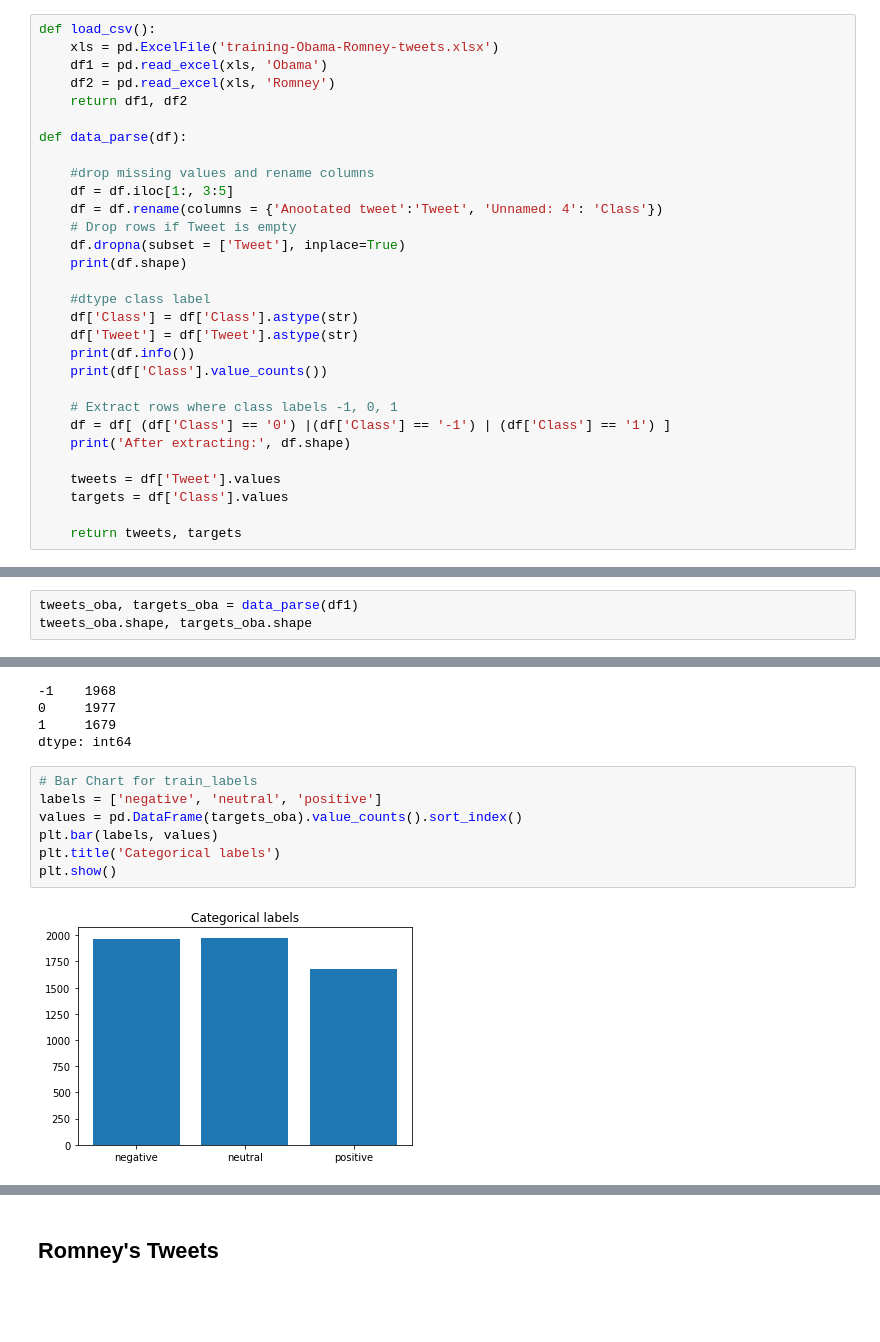
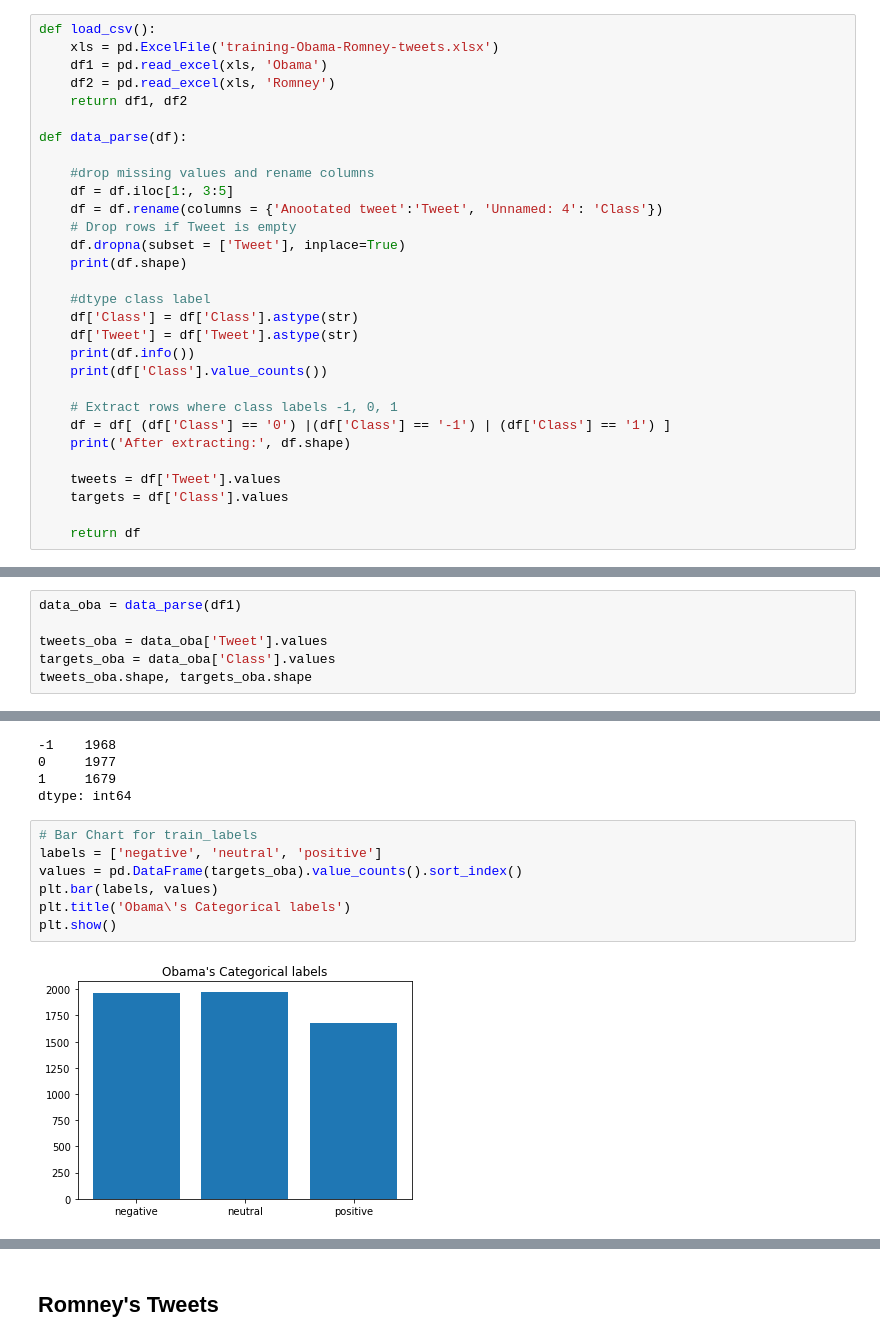
Before and after one commit to chiehhsi/Tweets_Sentiment_Analysis, a Jupyter notebook: Tweets_sentiment_analysis.ipynb, the cells around one changed output, grey strips where cells are left out. Drawn from its saved outputs; the diff is of its cells as text; blank space fills up the shorter version.

```diff
--- a/Tweets_sentiment_analysis.ipynb
+++ b/Tweets_sentiment_analysis.ipynb
@@ -79,7 +79,7 @@ def data_parse(df):
     tweets = df['Tweet'].values
     targets = df['Class'].values
 
-    return tweets, targets
+    return df
 # %%
 # Tweet Cleaner
 stopwordlist = set(stopwords.words("english"))
@@ -353,7 +341,10 @@ df1, df2 = load_csv()
 # %% [markdown]
 ## Obama's Tweets
 # %%
-tweets_oba, targets_oba = data_parse(df1)
+data_oba = data_parse(df1)
+
+tweets_oba = data_oba['Tweet'].values
+targets_oba = data_oba['Class'].values
 tweets_oba.shape, targets_oba.shape
 # %% [output]
 (7196, 2)
@@ -387,12 +378,12 @@ dtype: int64
 # %%
 # Bar Chart for train_labels
 labels = ['negative', 'neutral', 'positive']
 values = pd.DataFrame(targets_oba).value_counts().sort_index()
 plt.bar(labels, values)
-plt.title('Categorical labels')
+plt.title('Obama\'s Categorical labels')
 plt.show()
 # %% [output]
-[figure, old version]
+[figure, new version]
 # %%
 tweets_oba
 # %% [output]
```
Also changed, not shown: parts of 125 cells of this notebook, 2 other files.
